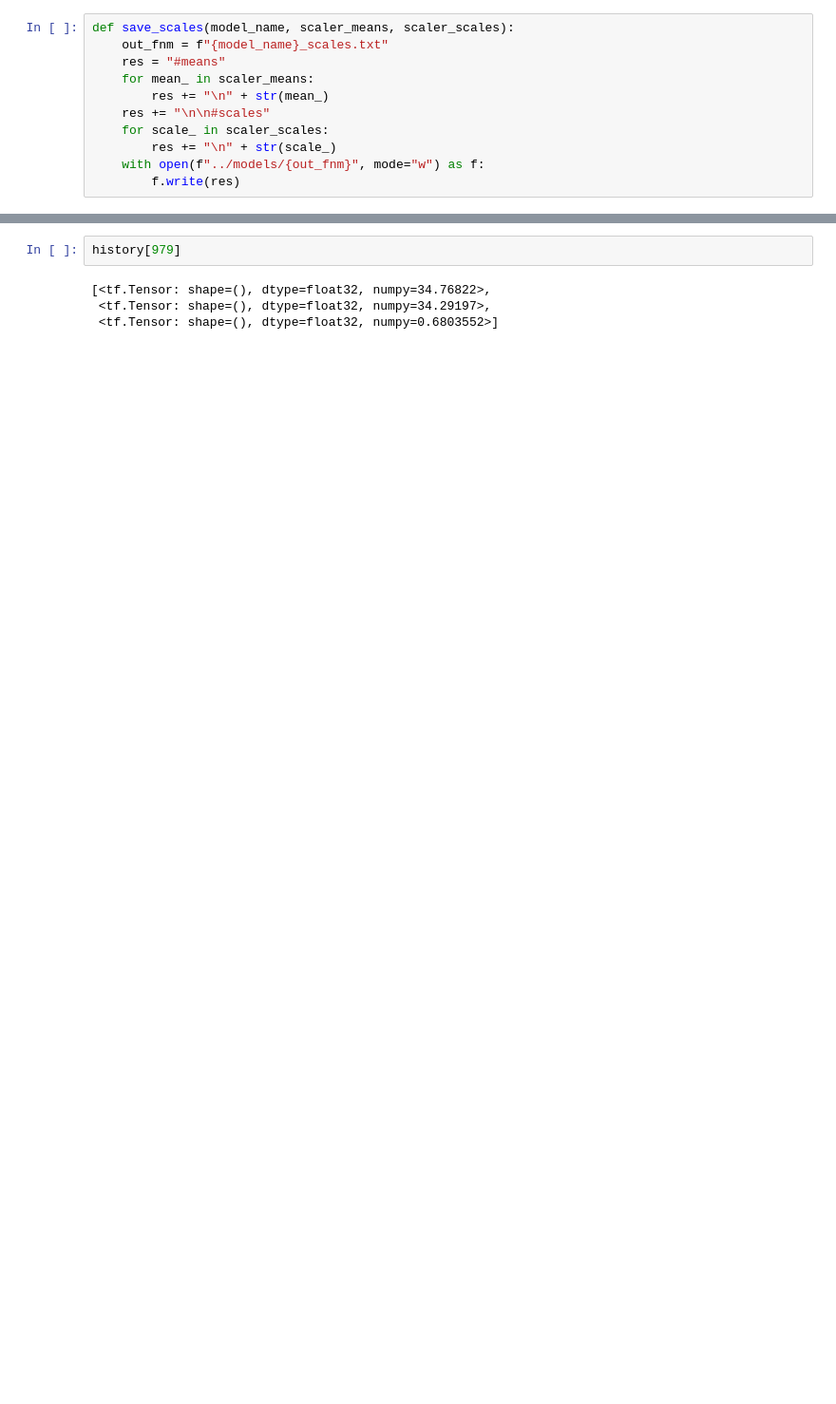
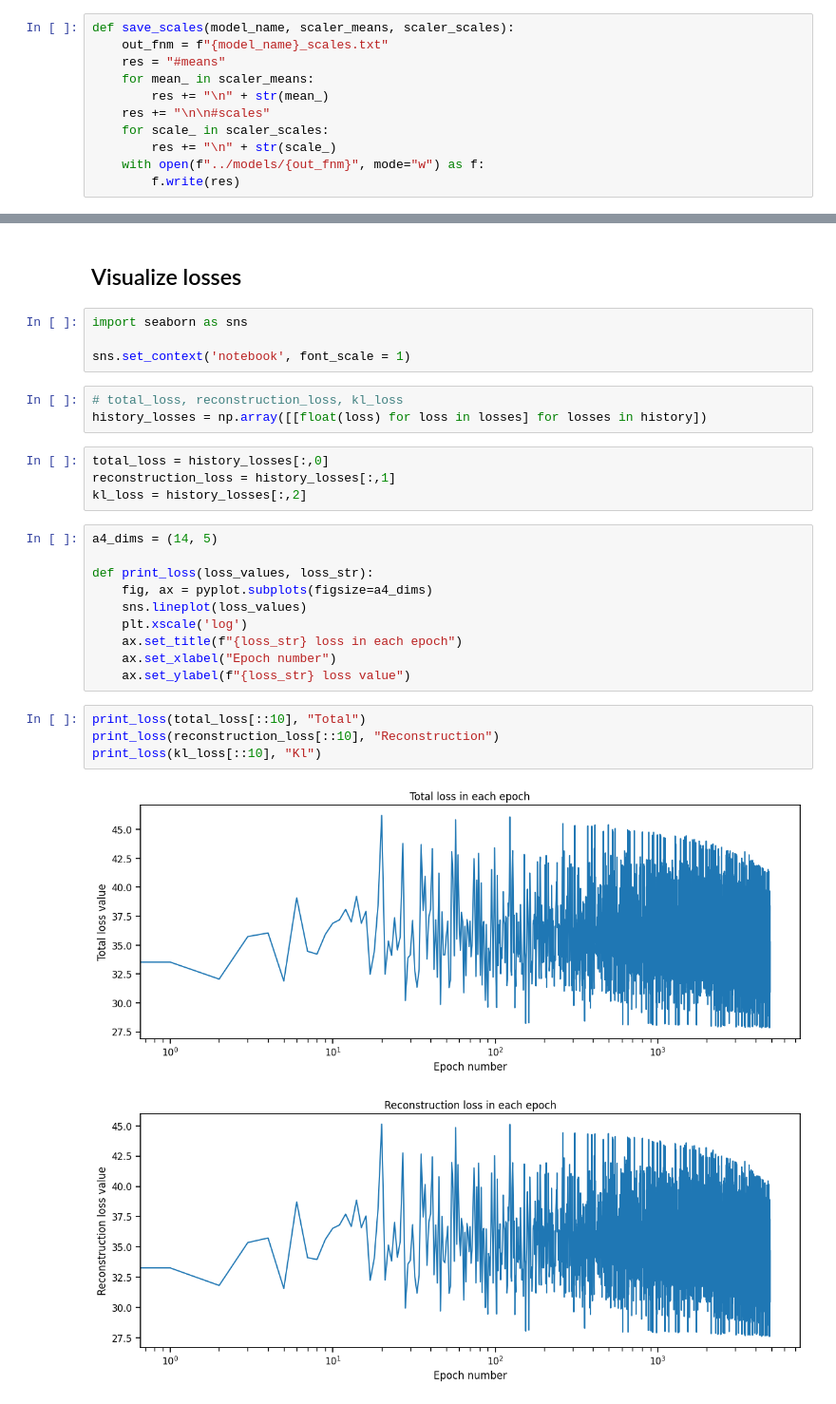
Before and after one commit to patrick-bedkowski/Generative-Models-for-CERN-Fast-Simulations, a Jupyter notebook: notebooks/VAE_proton.ipynb, the cells around one changed output, grey strips where cells are left out. Shown at 95% size. Drawn from its saved outputs; the diff is of its cells as text; blank space fills up the shorter version.

```diff
--- a/notebooks/VAE_proton.ipynb
+++ b/notebooks/VAE_proton.ipynb
@@ -388,6 +459,30 @@ ws mean 10.29 ch1 13.32 ch2 11.40 ch3 0.79 ch4 0.81 ch5 25.14 Time for epoch 14
-# %%
-history[979]
-# %% [output]
-[<tf.Tensor: shape=(), dtype=float32, numpy=34.76822>,
- <tf.Tensor: shape=(), dtype=float32, numpy=34.29197>,
- <tf.Tensor: shape=(), dtype=float32, numpy=0.6803552>]
+# %% [markdown]
+## Visualize losses
+# %%
+import seaborn as sns
+
+sns.set_context('notebook', font_scale = 1)
+# %%
+# total_loss, reconstruction_loss, kl_loss
+history_losses = np.array([[float(loss) for loss in losses] for losses in history])
+# %%
+total_loss = history_losses[:,0]
+reconstruction_loss = history_losses[:,1]
+kl_loss = history_losses[:,2]
+# %%
+a4_dims = (14, 5)
+
+def print_loss(loss_values, loss_str):
+    fig, ax = pyplot.subplots(figsize=a4_dims)
+    sns.lineplot(loss_values)
+    plt.xscale('log')
+    ax.set_title(f"{loss_str} loss in each epoch")
+    ax.set_xlabel("Epoch number")
+    ax.set_ylabel(f"{loss_str} loss value")
+# %%
+print_loss(total_loss[::10], "Total")
+print_loss(reconstruction_loss[::10], "Reconstruction")
+print_loss(kl_loss[::10], "Kl")
+# %% [output]
+[figure, added]
+[figure, added]
```
Also changed, not shown: parts of 10 cells of this notebook.
